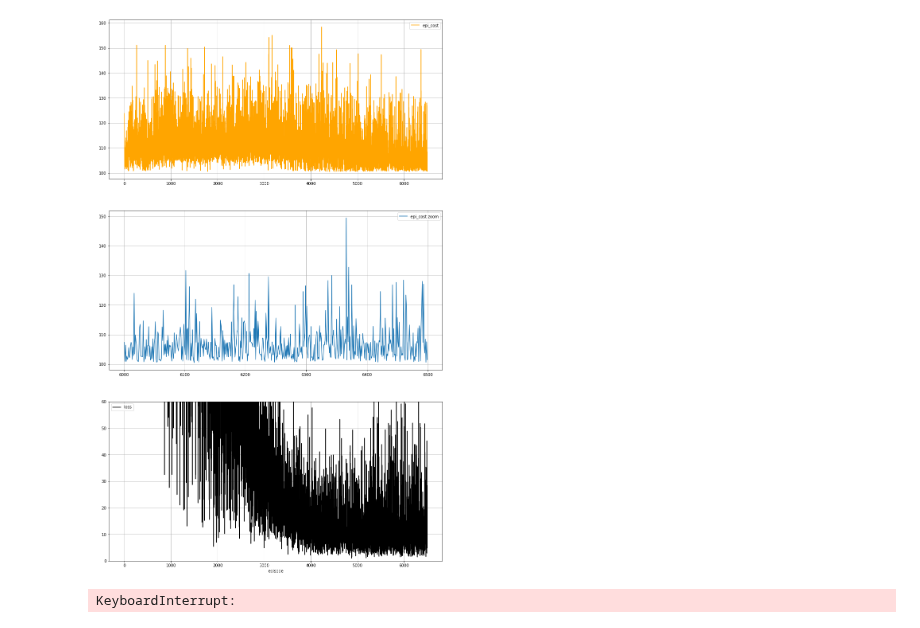
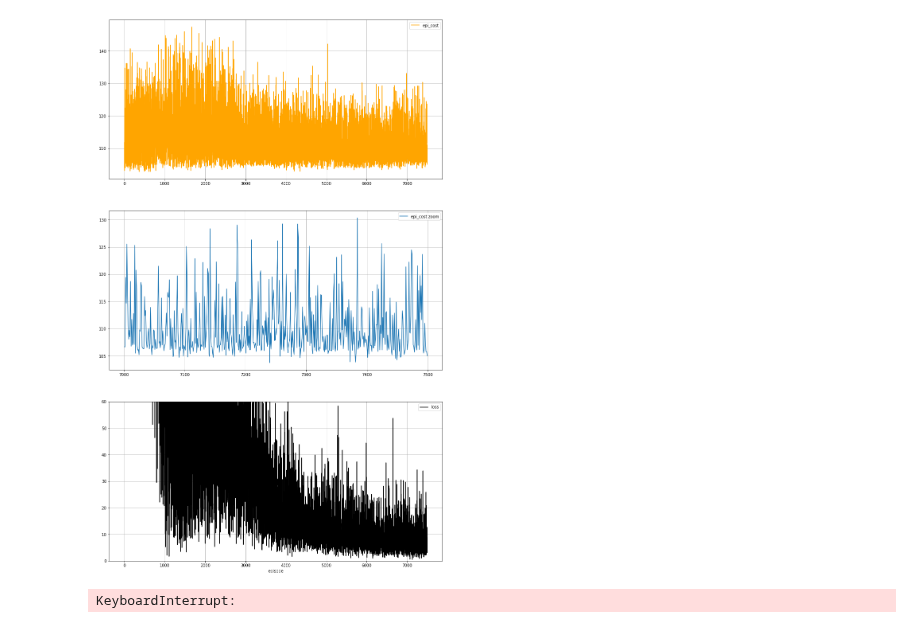
Before and after one commit to machines-in-motion/deepq_stepper, a Jupyter notebook: python/py_deepq_stepper/cent_dq_stepper.ipynb, the cells around one changed output. Drawn from its saved outputs; the diff is of its cells as text; code cells hidden in the pictures.

```diff
--- a/python/py_deepq_stepper/cent_dq_stepper.ipynb
+++ b/python/py_deepq_stepper/cent_dq_stepper.ipynb
@@ -204,11 +208,11 @@ e = 1
 no_epi = 50000
 no_steps = 10 ## number of steps simulated per episode
 
-ht = 0.3
+ht = 0.28
 step_time = 0.1
 air_time = 0.1
 # Note : don't forget to add -0.035
-env = CentEnv(ht, 0.0, 0.4, [1.5, 3.0, 0.5], [11,1])
+env = CentEnv(ht, 0.13, 0.35, [1.5, 3.0, 0.5], [1,9])
 buffer_size = 10000
 buffer = Buffer(buffer_size)
 
@@ -222,38 +226,38 @@ batch_size = 16
 epsillon = 0.2
 history = {'loss':[], 'epi_cost':[]}
 while e < no_epi + 1:
-    v_init = [2.4*(np.random.rand() - 0.5), 0.0*(np.random.rand() - 0.5)]
-    v_des = [1.0*np.random.randint(0, 2) , 0.0]
-    state = env.reset_env([0.0, 0.0, ht, v_init[0], v_init[1], 0], v_des, no_steps*(2*step_time + air_time))
+    v_init = [0.0*(np.random.rand() - 0.5), 1.5*(np.random.rand() - 0.5)]
+    v_des = [0.0*np.random.randint(-2, 3) , 0.0]
+    state = env.reset_env([0.0, -0.035, ht, v_init[0], v_init[1], 0], v_des, no_steps*(2*step_time + air_time))
     if e % 500 == 0 and e > 10:
         torch.save(dqs.dq_stepper.state_dict(), "../../models/" + name)
         dqs.live_plot(history, e)
         #reducing epsillon
         if e%1000 == 0 and e > 5000:
             epsillon = epsillon/2.0
 
     if buffer.size() % 1000 == 0:
         if buffer.size() == buffer_size:
             history['epi_cost'].append(epi_cost)
             history['loss'].append(loss)
             assert len(history['loss']) == len(history['epi_cost'])
             e += 1
         else:
             print(buffer.size())
 
     epi_cost = 0
     for n in range(no_steps):
         action = dqs.predict_eps_greedy(state, epsillon)
         next_state, cost, done = env.step_env(action, step_time, air_time)
         buffer.store(state, action, cost, next_state, done)
         state = next_state
 
         if buffer.size() == buffer_size:
             ## optimizing DQN
             loss = dqs.optimize(buffer.sample(batch_size))
             epi_cost += cost
         if done:
             break
 # %% [output]
-[figure, old version]
+[figure, new version]
 KeyboardInterrupt:
```
Also changed, not shown: parts of 1 cell of this notebook, 10 other files.
